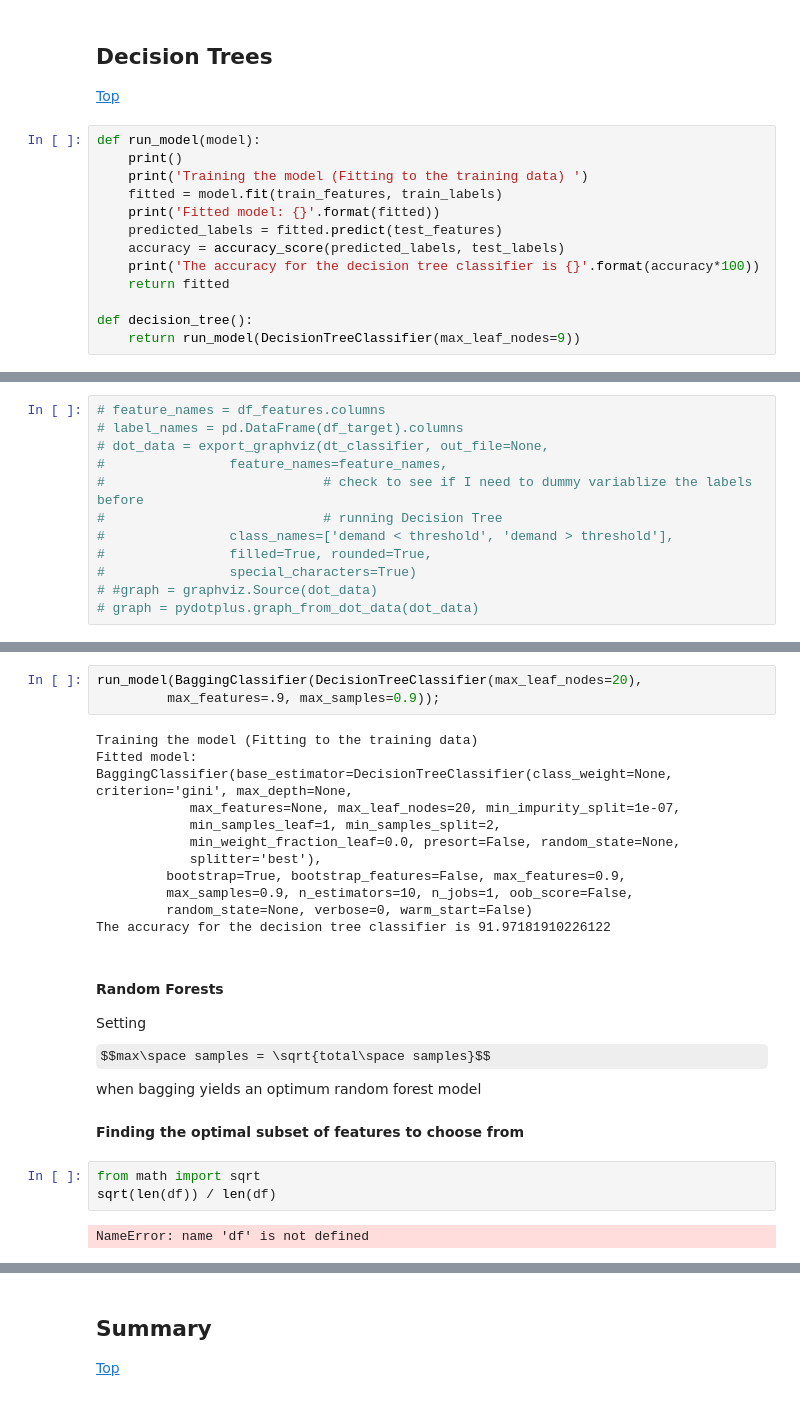
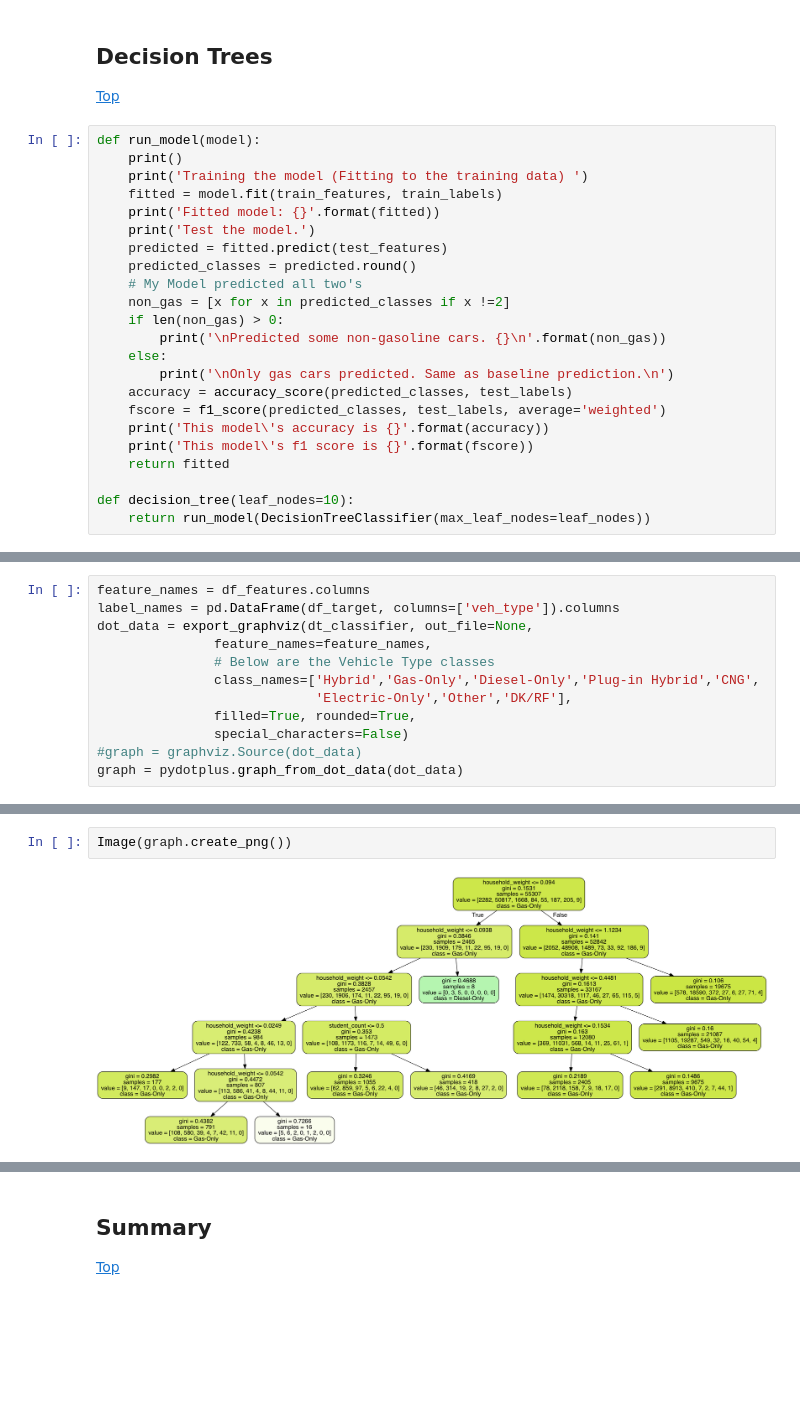
Before and after one commit to unakhat/caltravel, a Jupyter notebook: pipeline.ipynb, the cells around one changed output, grey strips where cells are left out. Drawn from its saved outputs; the diff is of its cells as text; some formulas as TeX source; blank space fills up the shorter version.

Commit message:
Finished Decision Tree for 3-feature, simple model

```diff
--- a/pipeline.ipynb
+++ b/pipeline.ipynb
@@ -443,13 +496,23 @@ def run_model(model):
     print('Training the model (Fitting to the training data) ')
     fitted = model.fit(train_features, train_labels)
     print('Fitted model: {}'.format(fitted))
-    predicted_labels = fitted.predict(test_features)
-    accuracy = accuracy_score(predicted_labels, test_labels)
-    print('The accuracy for the decision tree classifier is {}'.format(accuracy*100))
+    print('Test the model.')
+    predicted = fitted.predict(test_features)
+    predicted_classes = predicted.round()
+    # My Model predicted all two's
+    non_gas = [x for x in predicted_classes if x !=2]
+    if len(non_gas) > 0:
+        print('\nPredicted some non-gasoline cars. {}\n'.format(non_gas))
+    else:
+        print('\nOnly gas cars predicted. Same as baseline prediction.\n')
+    accuracy = accuracy_score(predicted_classes, test_labels)
+    fscore = f1_score(predicted_classes, test_labels, average='weighted')
+    print('This model\'s accuracy is {}'.format(accuracy))
+    print('This model\'s f1 score is {}'.format(fscore))
     return fitted
 
-def decision_tree():
-    return run_model(DecisionTreeClassifier(max_leaf_nodes=9))
+def decision_tree(leaf_nodes=10):
+    return run_model(DecisionTreeClassifier(max_leaf_nodes=leaf_nodes))
 # %%
 dt_classifier = decision_tree()
 # %% [output]
@@ -463,12 +535,12 @@ The accuracy for the decision tree classifier is 91.95494431319608
 # %%
-# feature_names = df_features.columns
-# label_names = pd.DataFrame(df_target).columns
-# dot_data = export_graphviz(dt_classifier, out_file=None,
-#                feature_names=feature_names,
-#                            # check to see if I need to dummy variablize the labels before
-#                            # running Decision Tree
-#                class_names=['demand < threshold', 'demand > threshold'],
-#                filled=True, rounded=True,
-#                special_characters=True)
-# #graph = graphviz.Source(dot_data)
-# graph = pydotplus.graph_from_dot_data(dot_data)
+feature_names = df_features.columns
+label_names = pd.DataFrame(df_target, columns=['veh_type']).columns
+dot_data = export_graphviz(dt_classifier, out_file=None,
+               feature_names=feature_names,
+               # Below are the Vehicle Type classes
+               class_names=['Hybrid','Gas-Only','Diesel-Only','Plug-in Hybrid','CNG',
+                            'Electric-Only','Other','DK/RF'],
+               filled=True, rounded=True,
+               special_characters=False)
+#graph = graphviz.Source(dot_data)
+graph = pydotplus.graph_from_dot_data(dot_data)
@@ -481,24 +547,4 @@ Takes the average of _B_ trees grown out of _B_ bootstrapped datasets. A bootstr
-# %%
-run_model(BaggingClassifier(DecisionTreeClassifier(max_leaf_nodes=20),
-         max_features=.9, max_samples=0.9));
-# %% [output]
-Training the model (Fitting to the training data)
-Fitted model: BaggingClassifier(base_estimator=DecisionTreeClassifier(class_weight=None, criterion='gini', max_depth=None,
-            max_features=None, max_leaf_nodes=20, min_impurity_split=1e-07,
-            min_samples_leaf=1, min_samples_split=2,
-            min_weight_fraction_leaf=0.0, presort=False, random_state=None,
-            splitter='best'),
-         bootstrap=True, bootstrap_features=False, max_features=0.9,
-         max_samples=0.9, n_estimators=10, n_jobs=1, oob_score=False,
-         random_state=None, verbose=0, warm_start=False)
-The accuracy for the decision tree classifier is 91.97181910226122
-# %% [markdown]
-#### Random Forests
-Setting $$max\space samples = \sqrt{total\space samples}$$ when bagging yields an optimum random forest model
-# %% [markdown]
-**Finding the optimal subset of features to choose from**
-# %%
-from math import sqrt
-sqrt(len(df)) / len(df)
-# %% [output]
-NameError: name 'df' is not defined
+# %%
+Image(graph.create_png())
+# %% [output]
+[figure, added]
```
Also changed, not shown: parts of 32 cells of this notebook, 1 other file.
